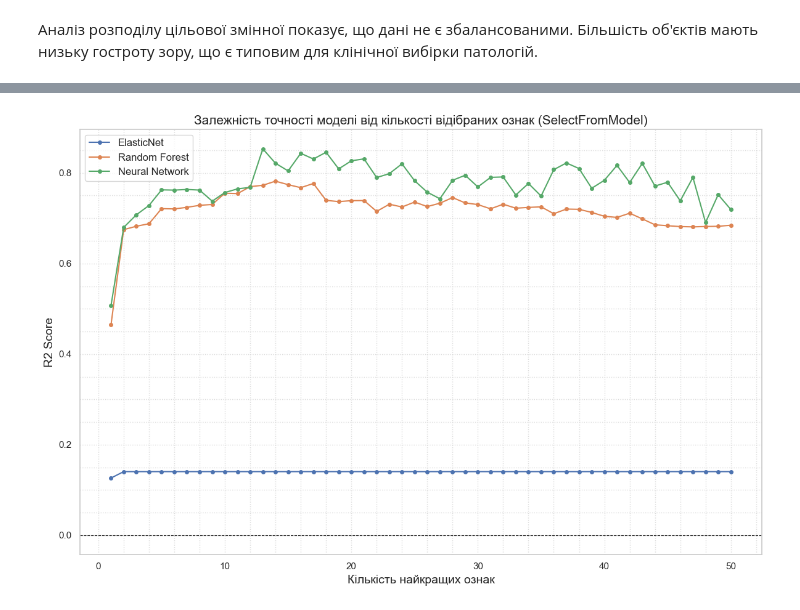
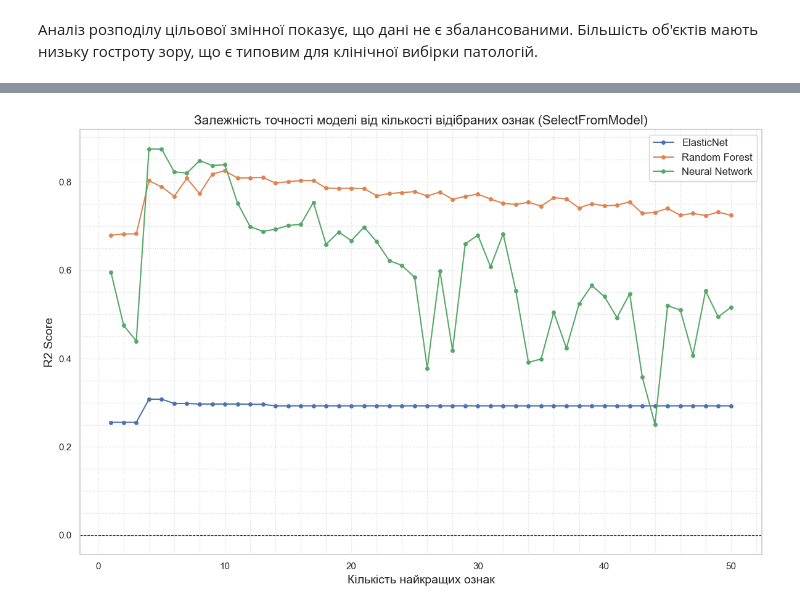
Before and after one commit to romaro23/SightRegression, a Jupyter notebook: regression.ipynb, the cells around one changed output, grey strips where cells are left out. Drawn from its saved outputs; the diff is of its cells as text; code cells hidden in the pictures.

```diff
--- a/regression.ipynb
+++ b/regression.ipynb
@@ -16,7 +21,7 @@ from sklearn.model_selection import GroupShuffleSplit
 # %%
-def fit_and_evaluate(model, x_tr, y_tr):
-    kf = KFold(n_splits=5, shuffle=True, random_state=42)
-    cv_scores = cross_validate(model, x_tr, y_tr, cv=kf, scoring='r2', return_train_score=True)
+def fit_and_evaluate(model, x_tr, y_tr, groups=None):
+    kf = GroupKFold(n_splits=5)
+    cv_scores = cross_validate(model, x_tr, y_tr, cv=kf, scoring='r2', return_train_score=True, groups=groups)
 
     mean_train_r2 = cv_scores['train_score'].mean()
     mean_val_r2 = cv_scores['test_score'].mean()
@@ -264,3 +422,7 @@ comparison_plot(results)
+# %%
+rf = RandomForestRegressor(n_estimators=500, random_state=42, min_samples_split=5, min_samples_leaf=2, max_features='sqrt', max_depth=10)
+elastic = ElasticNet(random_state=42, alpha=0.01767, l1_ratio=0.95, max_iter=5000)
+nn = MLPRegressor(activation='tanh', solver='lbfgs', max_iter=20000, random_state=42, alpha=0.0726, learning_rate_init=0.0012, hidden_layer_sizes=(30, 15))
 # %%
 n_components_range = range(1, 51, 1)
 
@@ -301 +473,5 @@ plt.show()
+# %%
+rf = RandomForestRegressor(n_estimators=500, random_state=42, min_samples_split=5, min_samples_leaf=2, max_features='sqrt', max_depth=10)
+elastic = ElasticNet(random_state=42, alpha=0.01767, l1_ratio=0.95, max_iter=5000)
+nn = MLPRegressor(activation='tanh', solver='lbfgs', max_iter=20000, random_state=42, alpha=0.0726, learning_rate_init=0.0012, hidden_layer_sizes=(30, 15))
 # %%
@@ -324,40 +529,69 @@ comparison_plot(results_pca)
 # %%
-rf_selector = RandomForestRegressor(n_estimators=200, random_state=42, min_samples_split=2, min_samples_leaf=2, max_features=None, max_depth=50)
-rf_selector.fit(x_train_scaled, y_train)
+rf_selector = RandomForestRegressor(n_estimators=500, random_state=42, min_samples_split=5, min_samples_leaf=2, max_features='sqrt', max_depth=10)
+
+prep_pipe = Pipeline([
+    ('imputer', SimpleImputer(strategy='median')),
+])
+x_train_prep = prep_pipe.fit_transform(x_train)
+
+rf_selector.fit(x_train_prep, y_train)
+
+importances = rf_selector.feature_importances_
+sorted_idx = np.argsort(importances)[::-1]
 
 n_features_range = range(1, 51, 1)
-
 scores = {'ElasticNet': [], 'Random Forest': [], 'Neural Network': []}
 
 models = {
     'ElasticNet': elastic,
     'Random Forest': rf,
     'Neural Network': nn
 }
 
-for n in n_features_range:
-    selector = SelectFromModel(rf_selector, threshold=-np.inf, max_features=n, prefit=True)
+for n in tqdm(n_features_range, desc="Аналіз відібраних ознак"):
+    top_n_idx = sorted_idx[:n]
 
-    x_selected = selector.transform(x_train_scaled)
+    if isinstance(x_train, pd.DataFrame):
+        x_selected = x_train.iloc[:, top_n_idx]
+    else:
+        x_selected = x_train[:, top_n_idx]
 
     for name, model in models.items():
-        _, r2_val = fit_and_evaluate(model, x_selected, y_train)
+        if model == 'Random Forest':
+            pipe = Pipeline([
+            ('imputer', SimpleImputer(strategy='median')),
+            ('model', model)
+        ])
+        else:
+            pipe = Pipeline([
+                ('imputer', SimpleImputer(strategy='median')),
+                ('scaler', StandardScaler()),
+                ('model', model)
+            ])
+
+        log_target_pipe = TransformedTargetRegressor(
+            regressor=pipe,
+            func=np.log1p,
+            inverse_func=np.expm1
+        )
+
+        _, r2_val = fit_and_evaluate(log_target_pipe, x_selected, y_train, groups=groups_train)
         scores[name].append(r2_val)
 
 plt.figure(figsize=(12, 8))
 
 for name, score_list in scores.items():
     plt.plot(n_features_range, score_list, marker='o', markersize=4, label=name)
 
 plt.title('Залежність точності моделі від кількості відібраних ознак (SelectFromModel)', fontsize=15)
 plt.xlabel('Кількість найкращих ознак', fontsize=14)
 plt.ylabel('R2 Score', fontsize=14)
 plt.axhline(0, color='black', linewidth=0.8, linestyle='--')
 plt.grid(True, which='both', linestyle=':', alpha=0.7)
 plt.minorticks_on()
 plt.legend(fontsize=12)
 plt.tight_layout()
 plt.show()
 # %% [output]
-[figure, old version]
+[figure, new version]
 # %%
```
Also changed, not shown: parts of 39 cells of this notebook, 2 other files.
